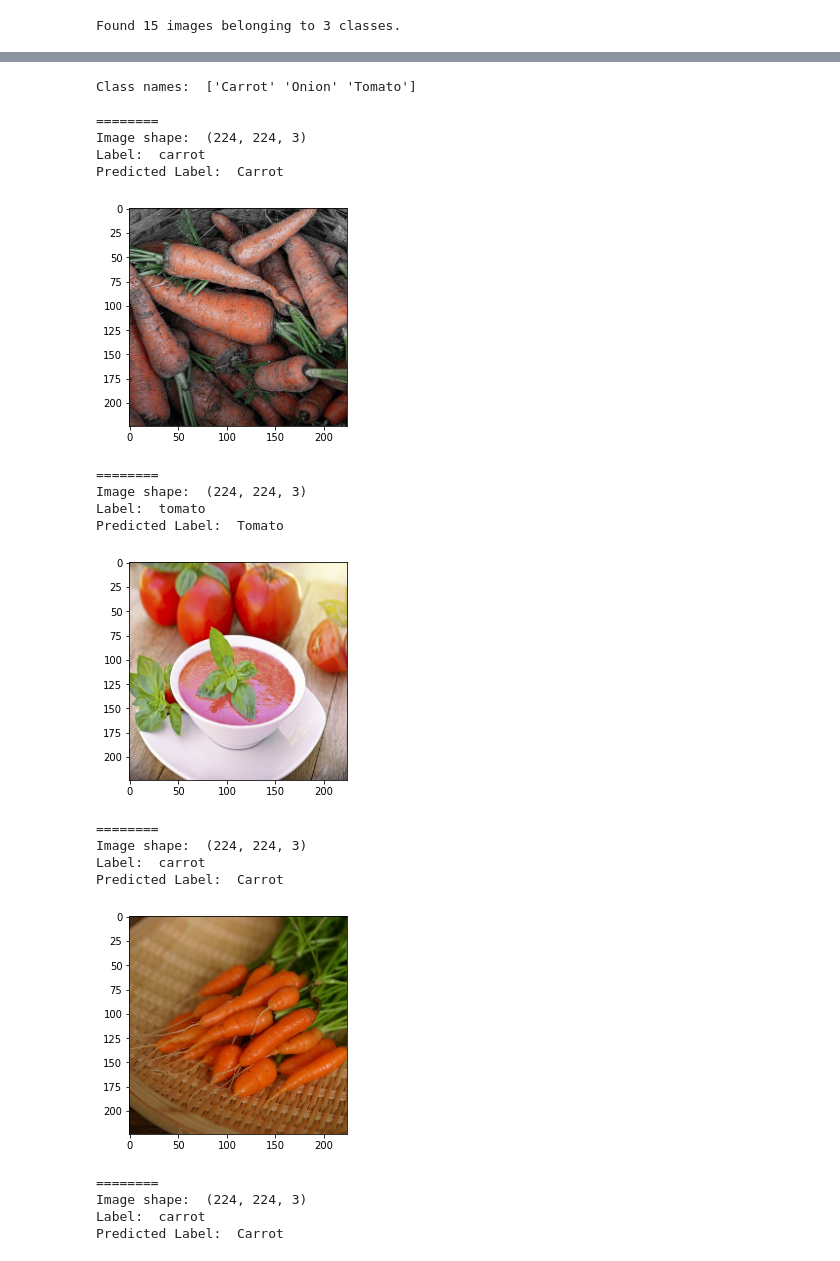
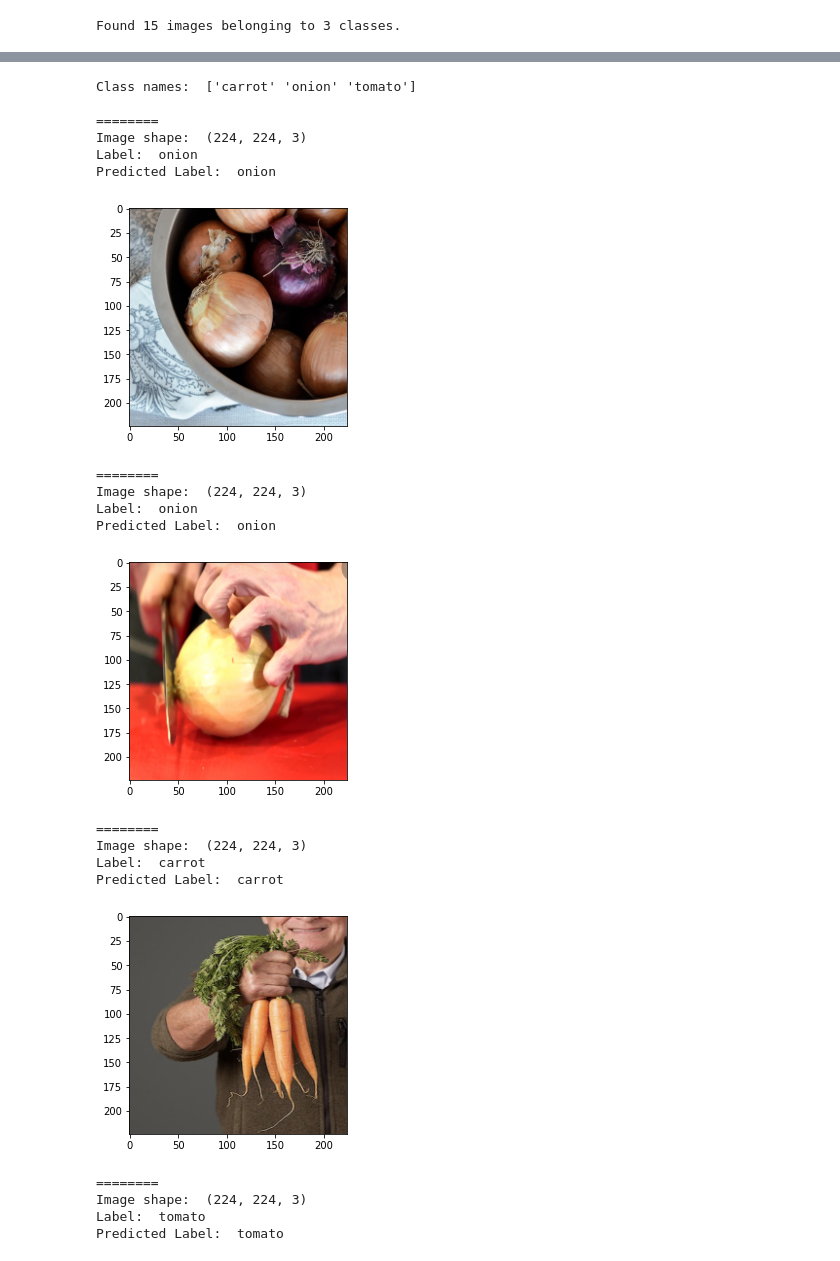
Before and after one commit to WilhelmWillie/i-love-produce, a Jupyter notebook: i_love_produce_classifier.ipynb, the cells around one changed output, grey strips where cells are left out. Drawn from its saved outputs; the diff is of its cells as text; code cells hidden in the pictures.

Commit message:
update to notebook -- realized i was testing w/ the training set  instead of the test set

```diff
--- a/i_love_produce_classifier.ipynb
+++ b/i_love_produce_classifier.ipynb
@@ -216,6 +210,6 @@ model.evaluate(test_data_gen)
 # %%
 # Let's visualize some predictions
-list_ds = tf.data.Dataset.list_files(os.path.join(base_dir, 'train', '*/*'))
+list_ds = tf.data.Dataset.list_files(os.path.join(base_dir, 'test', '*/*'))
 
 def get_label(file_path):
   # convert the path to a list of path components
@@ -233,48 +227,48 @@ def decode_img(img):
 
 def process_path(file_path):
   label = get_label(file_path)
   # load the raw data from the file as a string
   img = tf.io.read_file(file_path)
   img = decode_img(img)
   return img, label
 
 # Set `num_parallel_calls` so multiple images are loaded/processed in parallel.
 labeled_ds = list_ds.map(process_path, num_parallel_calls=tf.data.experimental.AUTOTUNE)
 
 CLASS_NAMES = sorted(train_data_gen.class_indices.items(), key=lambda pair:pair[1])
-CLASS_NAMES = np.array([key.title() for key, value in CLASS_NAMES])
+CLASS_NAMES = np.array([key for key, value in CLASS_NAMES])
 
 print("Class names: ", CLASS_NAMES)
 print()
 
-for image, label in labeled_ds.take(10):
+for image, label in labeled_ds.take(15):
   print("========")
   print("Image shape: ", image.numpy().shape)
   print("Label: ", label.numpy().decode("utf-8"))
   pred = model.predict(image[np.newaxis, ...])
   predicted_class = np.argmax(pred[0], axis=-1)
   print("Predicted Label: ", CLASS_NAMES[predicted_class])
   plt.imshow(image)
   plt.show()
 # %% [output]
-Class names:  ['Carrot' 'Onion' 'Tomato']
+Class names:  ['carrot' 'onion' 'tomato']
 
 ========
 Image shape:  (224, 224, 3)
-Label:  carrot
-Predicted Label:  Carrot
+Label:  onion
+Predicted Label:  onion
-[figure, old version]
+[figure, new version]
 ========
 Image shape:  (224, 224, 3)
-Label:  tomato
-Predicted Label:  Tomato
+Label:  onion
+Predicted Label:  onion
-[figure, old version]
+[figure, new version]
 ========
 Image shape:  (224, 224, 3)
 Label:  carrot
-Predicted Label:  Carrot
+Predicted Label:  carrot
-[figure, old version]
+[figure, new version]
 ========
 Image shape:  (224, 224, 3)
-Label:  carrot
-Predicted Label:  Carrot
+Label:  tomato
+Predicted Label:  tomato
```
Also changed, not shown: parts of 9 cells of this notebook.
